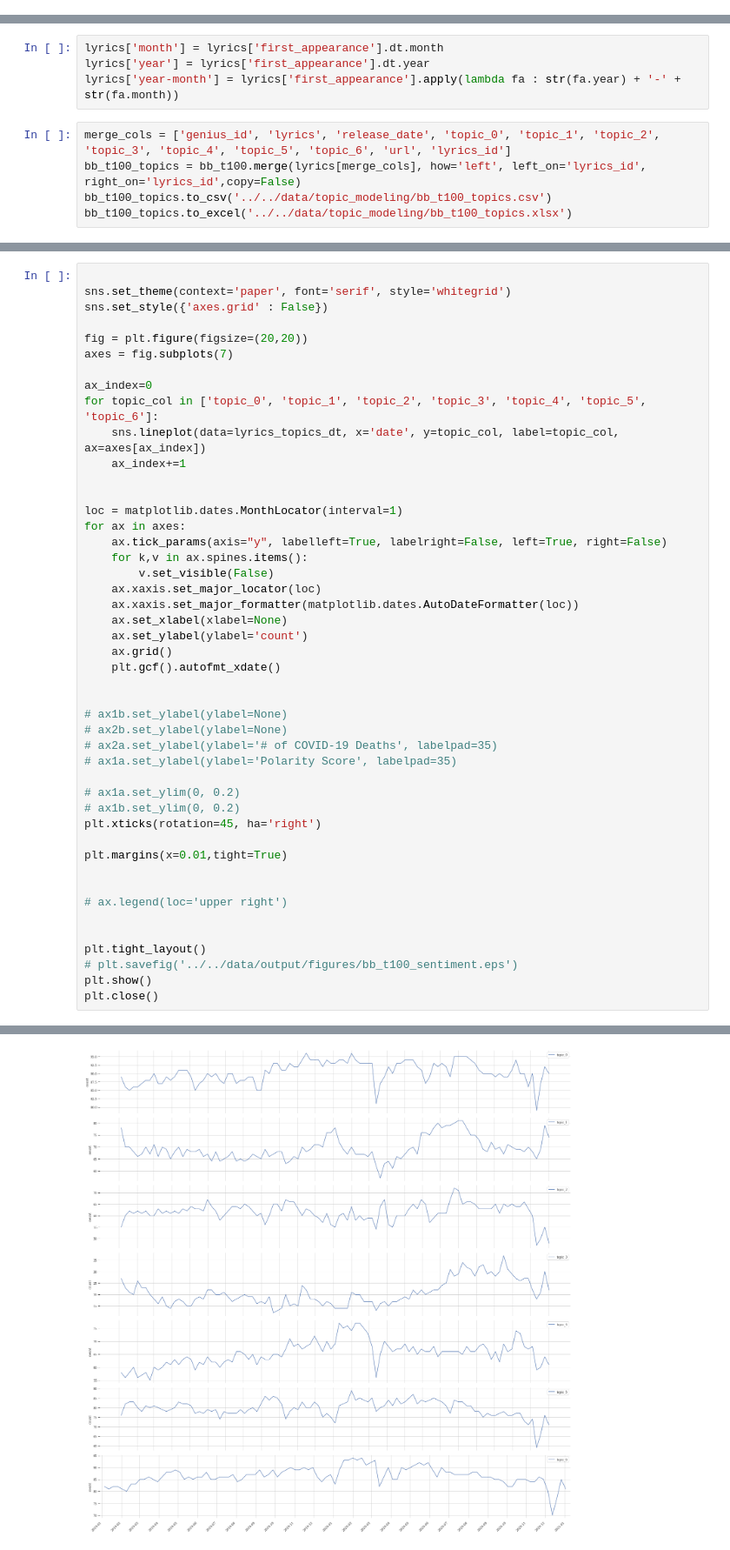
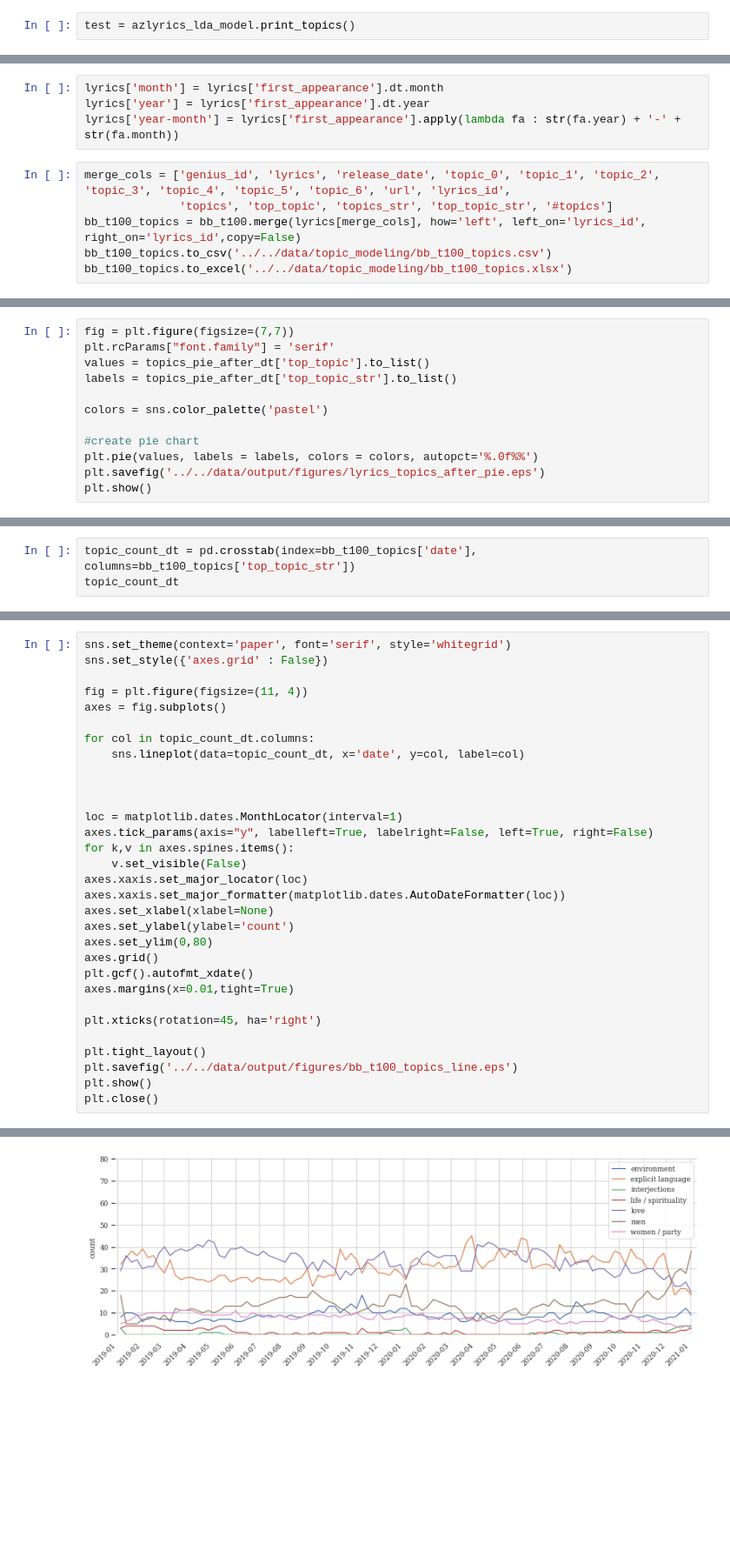
Before and after one commit to FelixSiegfriedRiedel/chart-lyrics-analysis, a Jupyter notebook: src/notebooks/topic_modeling.ipynb, the cells around one changed output, grey strips where cells are left out. Shown at 87% size. Cells and saved outputs as stored; diff of their text form; blank space fills up the shorter version.

Commit message:
finalized topic modeling, added visualisations

```diff
--- a/src/notebooks/topic_modeling.ipynb
+++ b/src/notebooks/topic_modeling.ipynb
@@ -389,0 +407,2 @@ Topic interpreatation based on LDA visualisation.
+# %%
+test = azlyrics_lda_model.print_topics()
@@ -474,7 +518,8 @@ lyrics['month'] = lyrics['first_appearance'].dt.month
 lyrics['year'] = lyrics['first_appearance'].dt.year
 lyrics['year-month'] = lyrics['first_appearance'].apply(lambda fa : str(fa.year) + '-' + str(fa.month))
 # %%
-merge_cols = ['genius_id', 'lyrics', 'release_date', 'topic_0', 'topic_1', 'topic_2', 'topic_3', 'topic_4', 'topic_5', 'topic_6', 'url', 'lyrics_id']
+merge_cols = ['genius_id', 'lyrics', 'release_date', 'topic_0', 'topic_1', 'topic_2', 'topic_3', 'topic_4', 'topic_5', 'topic_6', 'url', 'lyrics_id',
+              'topics', 'top_topic', 'topics_str', 'top_topic_str', '#topics']
 bb_t100_topics = bb_t100.merge(lyrics[merge_cols], how='left', left_on='lyrics_id', right_on='lyrics_id',copy=False)
 bb_t100_topics.to_csv('../../data/topic_modeling/bb_t100_topics.csv')
 bb_t100_topics.to_excel('../../data/topic_modeling/bb_t100_topics.xlsx')
@@ -499,0 +572,12 @@ lyrics_topics_dt
+# %%
+fig = plt.figure(figsize=(7,7))
+plt.rcParams["font.family"] = 'serif'
+values = topics_pie_after_dt['top_topic'].to_list()
+labels = topics_pie_after_dt['top_topic_str'].to_list()
+
+colors = sns.color_palette('pastel')
+
+#create pie chart
+plt.pie(values, labels = labels, colors = colors, autopct='%.0f%%')
+plt.savefig('../../data/output/figures/lyrics_topics_after_pie.eps')
+plt.show()
@@ -499,0 +586,3 @@ lyrics_topics_dt
+# %%
+topic_count_dt = pd.crosstab(index=bb_t100_topics['date'], columns=bb_t100_topics['top_topic_str'])
+topic_count_dt
@@ -500,47 +604,32 @@ lyrics_topics_dt
 # %%
-
 sns.set_theme(context='paper', font='serif', style='whitegrid')
 sns.set_style({'axes.grid' : False})
 
-fig = plt.figure(figsize=(20,20))
-axes = fig.subplots(7)
+fig = plt.figure(figsize=(11, 4))
+axes = fig.subplots()
 
-ax_index=0
-for topic_col in ['topic_0', 'topic_1', 'topic_2', 'topic_3', 'topic_4', 'topic_5', 'topic_6']:
-    sns.lineplot(data=lyrics_topics_dt, x='date', y=topic_col, label=topic_col, ax=axes[ax_index])
-    ax_index+=1
+for col in topic_count_dt.columns:
+    sns.lineplot(data=topic_count_dt, x='date', y=col, label=col)
+
 
 
 loc = matplotlib.dates.MonthLocator(interval=1)
-for ax in axes:
-    ax.tick_params(axis="y", labelleft=True, labelright=False, left=True, right=False)
-    for k,v in ax.spines.items():
-        v.set_visible(False)
-    ax.xaxis.set_major_locator(loc)
-    ax.xaxis.set_major_formatter(matplotlib.dates.AutoDateFormatter(loc))
-    ax.set_xlabel(xlabel=None)
-    ax.set_ylabel(ylabel='count')
-    ax.grid()
-    plt.gcf().autofmt_xdate()
+axes.tick_params(axis="y", labelleft=True, labelright=False, left=True, right=False)
+for k,v in axes.spines.items():
+    v.set_visible(False)
+axes.xaxis.set_major_locator(loc)
+axes.xaxis.set_major_formatter(matplotlib.dates.AutoDateFormatter(loc))
+axes.set_xlabel(xlabel=None)
+axes.set_ylabel(ylabel='count')
+axes.set_ylim(0,80)
+axes.grid()
+plt.gcf().autofmt_xdate()
+axes.margins(x=0.01,tight=True)
 
-
-# ax1b.set_ylabel(ylabel=None)
-# ax2b.set_ylabel(ylabel=None)
-# ax2a.set_ylabel(ylabel='# of COVID-19 Deaths', labelpad=35)
-# ax1a.set_ylabel(ylabel='Polarity Score', labelpad=35)
-
-# ax1a.set_ylim(0, 0.2)
-# ax1b.set_ylim(0, 0.2)
 plt.xticks(rotation=45, ha='right')
 
-plt.margins(x=0.01,tight=True)
-
-
-# ax.legend(loc='upper right')
-
-
 plt.tight_layout()
-# plt.savefig('../../data/output/figures/bb_t100_sentiment.eps')
+plt.savefig('../../data/output/figures/bb_t100_topics_line.eps')
 plt.show()
 plt.close()
 # %% [output]
@@ -547 +638 @@ plt.close()
-[figure, old version]
+[figure, new version]
```
Also changed, not shown: parts of 30 cells of this notebook, 32 other files.
